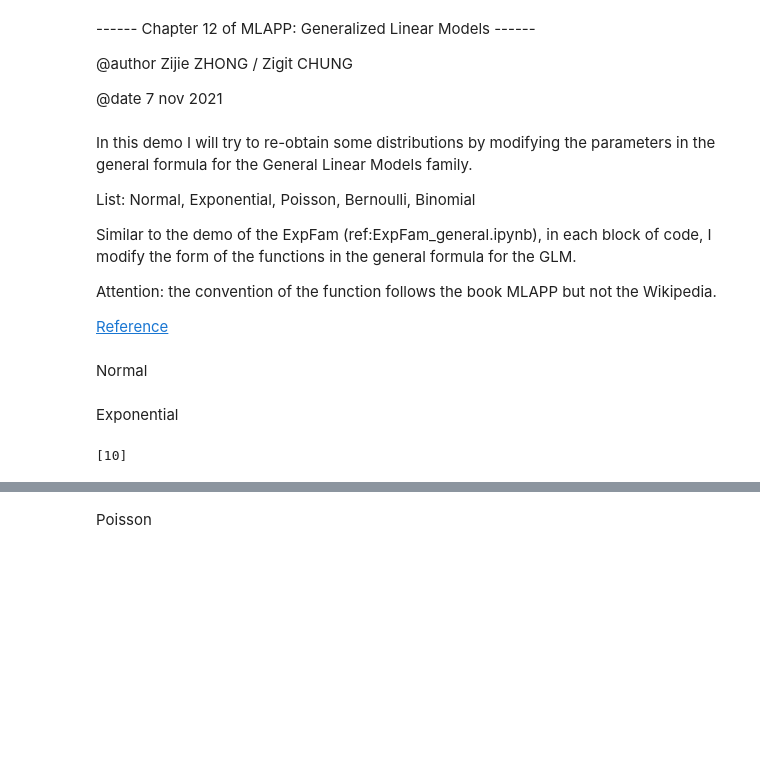
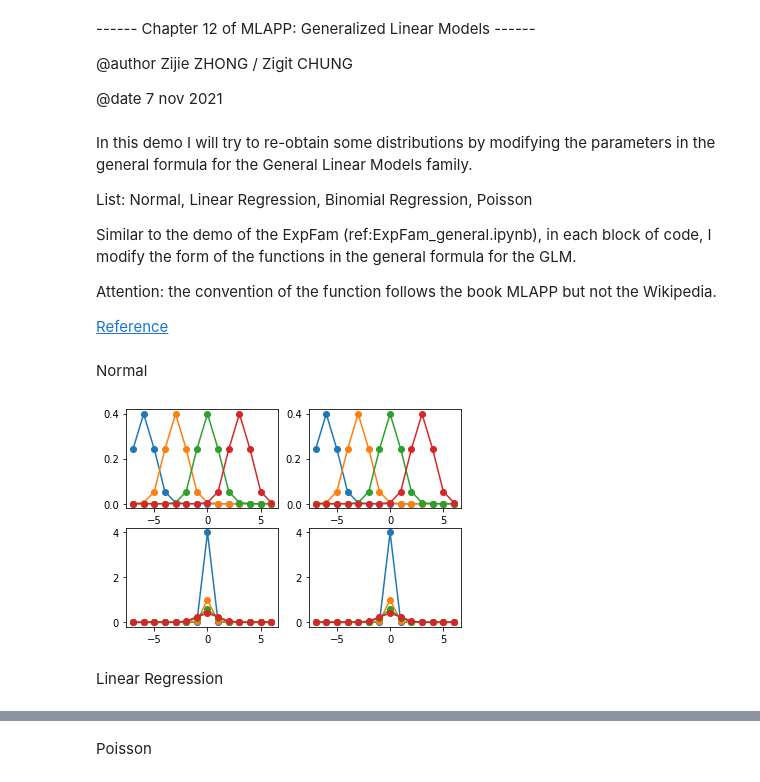
Before and after one commit to ZGChung/ICMLL_MLAPP, a Jupyter notebook: GLM_general.ipynb, the cells around one changed output, grey strips where cells are left out. Saved outputs shown, nothing was run; the diff lists cells and outputs as text; code cells hidden in the pictures; blank space fills up the shorter version.

```diff
--- a/GLM_general.ipynb
+++ b/GLM_general.ipynb
@@ -7,7 +7,7 @@
 # %% [markdown]
 In this demo I will try to re-obtain some distributions by modifying the parameters in the general formula for the General Linear Models family.
 
-List: Normal, Exponential, Poisson, Bernoulli, Binomial
+List: Normal, Linear Regression, Binomial Regression, Poisson
 
 Similar to the demo of the ExpFam (ref:ExpFam_general.ipynb), in each block of code, I modify the form of the functions in the general formula for the GLM.
 
@@ -38,43 +38,48 @@ x = np.array([mu]) # in normal, there's only one parameter mu because sigma is a
 def hFunc(x,sigma):
     return 1/(m.sqrt(2*m.pi*sigma**2))
 def etaFunc(w,x):
     return np.dot(w,x)
 def AFunc(y,eta):
     return (y**2+eta**2)/2
 
 # define the pdf and pdf2 array to store the result of calculation
 pdf = np.zeros(y_set_len)
 pdf2 = np.zeros(y_set_len)
 # plot the pdf generated 2 ways
 # note that there are 2 parameters in normal distribution, we add 2 figures
 # figure 1 and 2 correspond to fix mu, change sigma
 # figure 3 and 4 correspond to fix sigma, change mu
 fig, ax = plt.subplots(2, 2)
 for mu in np.arange(-6,6,3):
     sigma = 1
     x = np.array([mu])
     for y in y_set:
         h=hFunc(x,sigma)
         eta = etaFunc(w,x)
         A = AFunc(y,eta)
         # FEF
         temp1 = np.dot(y,eta)
         pdf[y-y_left] = np.dot(h, (np.exp(((temp1-A)/(sigma**2)))))
         ## original form
         pdf2[y-y_left] = np.dot(h,  np.exp((-1/2)*(((y-x[0])/sigma)**2)))
     ax[0,0].plot(y_set,pdf,'-o')
     ax[0,1].plot(y_set,pdf2,'-o')
-# for sigma in np.arange(0,5,1):
+for sigma in np.arange(0.1,1.2,0.3):
+    mu = 0
+    x = np.array([mu])
+    for y in y_set:
+        h=hFunc(x,sigma)
+        eta = etaFunc(w,x)
+        A = AFunc(y,eta)
+        # FEF
+        temp1 = np.dot(y,eta)
+        pdf[y-y_left] = np.dot(h, (np.exp(((temp1-A)/(sigma**2)))))
+        ## original form
+        pdf2[y-y_left] = np.dot(h,  np.exp((-1/2)*(((y-x[0])/sigma)**2)))
+    ax[1,0].plot(y_set,pdf,'-o')
+    ax[1,1].plot(y_set,pdf2,'-o')
 plt.show()
+# %% [output]
+[figure, added]
-# %% [markdown]
-Exponential
-# %%
-import math as m
-import numpy as np
-mu = 2
-
-w = np.array([[1],[2]]) # the weight vector of the parameters
-x = np.array([mu,mu**2])
-for x in
-# %% [output]
-[10]
+# %% [markdown]
+Linear Regression
```
Also changed, not shown: parts of 4 cells of this notebook, 1 other file.
